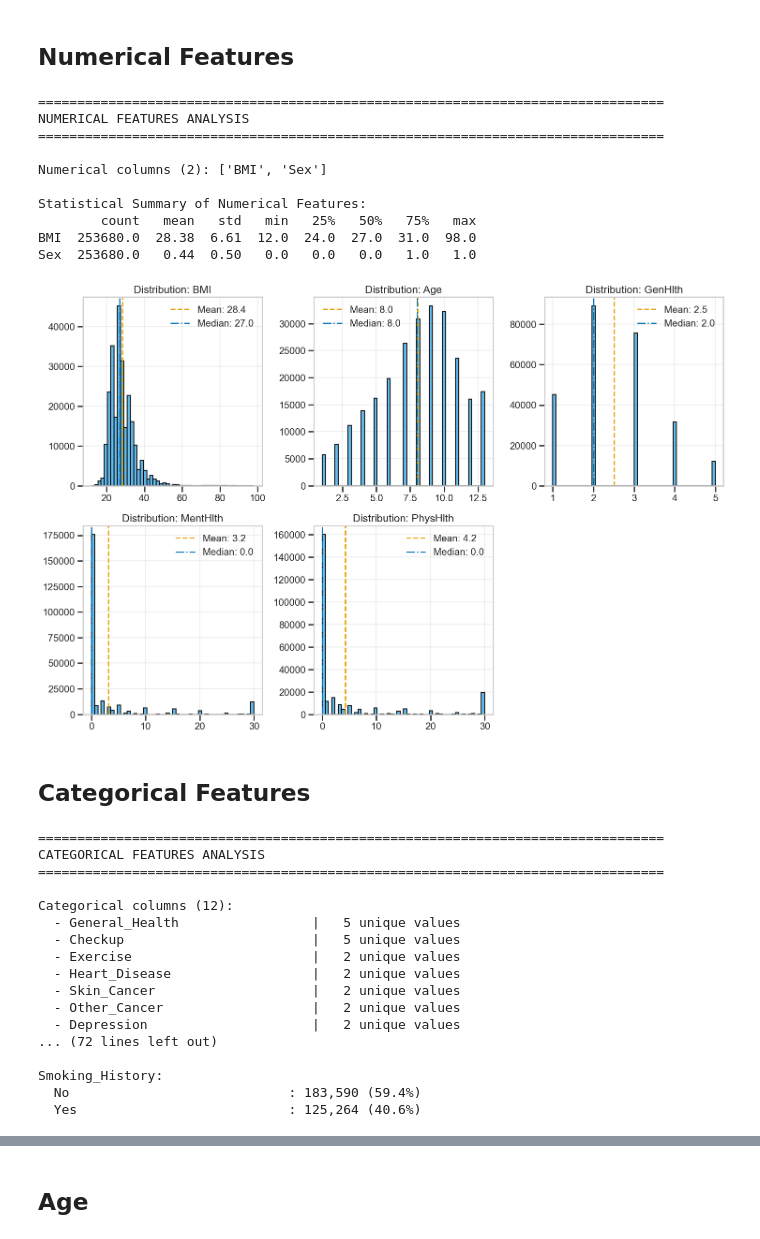
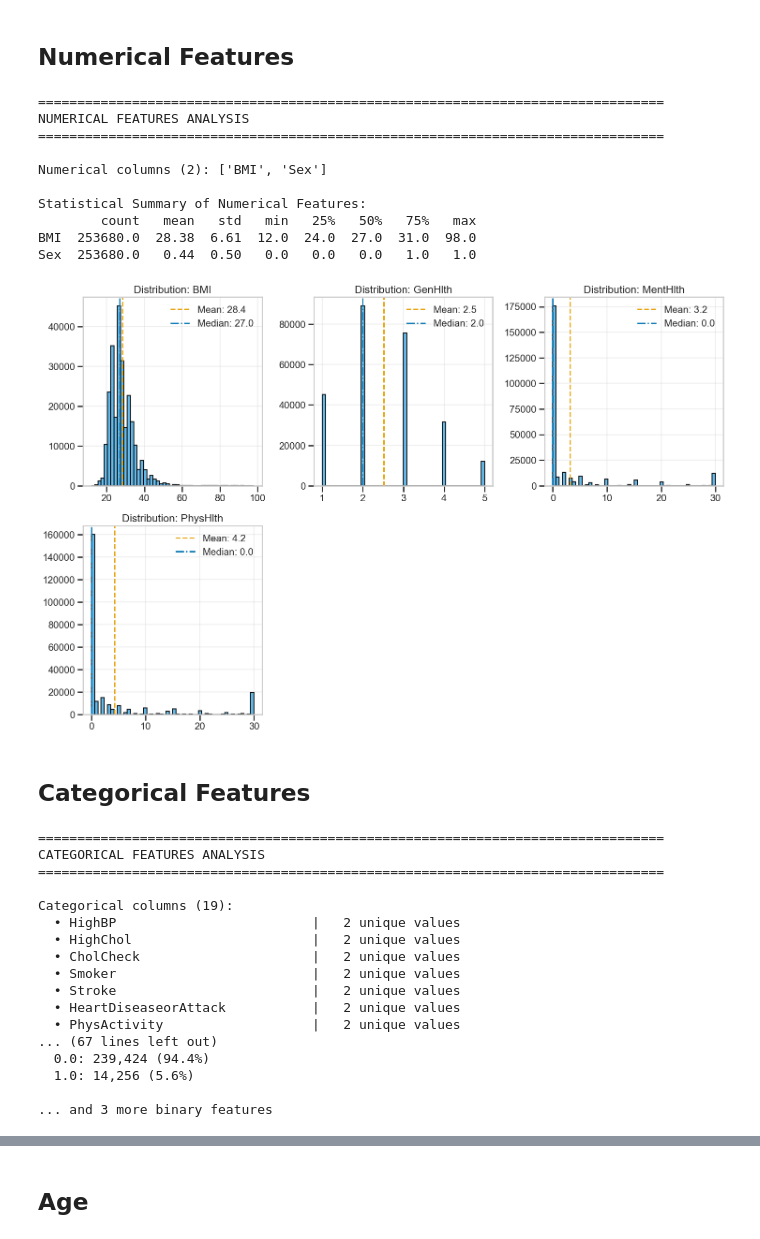
Before and after one commit to eyyuboeztuerk-arch/DPP-Stackfuel-Data-Science-Projekt, a Jupyter notebook: notebooks/01_exploration.ipynb, the cells around one changed output, grey strips where cells are left out. Cells and saved outputs as stored; diff of their text form; code cells hidden in the pictures.

```diff
--- a/notebooks/01_exploration.ipynb
+++ b/notebooks/01_exploration.ipynb
@@ -540,14 +540,15 @@ Significant class imbalance. Consider class_weight='balanced' and macro metrics.
 ## Numerical Features
 # %%
 # =============================================================================
-# 8. NUMERICAL FEATURES ANALYSIS
+# 8. NUMERICAL FEATURES ANALYSIS (Age excluded from plots; treated as categorical elsewhere)
 # =============================================================================
 print("\n" + "="*80)
 print("NUMERICAL FEATURES ANALYSIS")
 print("="*80)
 
+# Select true numeric columns (exclude target and Age code)
 numerical_cols = df.select_dtypes(include=[np.number]).columns.tolist()
-for rem in [target_col, 'Diabetes_binary_numeric']:
+for rem in [target_col, 'Diabetes_binary_numeric', 'Age']:  # remove Age code
     if rem in numerical_cols:
         numerical_cols.remove(rem)
 
@@ -557,78 +558,98 @@ if len(numerical_cols) > 0:
     print("\nStatistical Summary of Numerical Features:")
     print(df[numerical_cols].describe().T.round(2))
 
-key_numeric = [c for c in ['BMI', 'Age', 'GenHlth', 'MentHlth', 'PhysHlth'] if c in df.columns]
+# Key numeric features for histograms (Age handled in categorical sections)
+key_numeric = [c for c in ['BMI', 'GenHlth', 'MentHlth', 'PhysHlth'] if c in df.columns]
+
 if len(key_numeric) > 0:
     n_cols = 3
     n_rows = int(np.ceil(len(key_numeric) / n_cols))
     fig, axes = plt.subplots(n_rows, n_cols, figsize=(15, 5*n_rows))
     axes = axes.flatten() if n_rows > 1 else [axes]
+
+    # Plots for numeric features
     for i, col in enumerate(key_numeric):
         data = pd.to_numeric(df[col], errors='coerce').dropna()
         axes[i].hist(data, bins=50, color=HIST_COLOR, edgecolor='black', alpha=0.9)
         axes[i].axvline(data.mean(), color=CB_ORANGE, ls='--', lw=2, label=f"Mean: {data.mean():.1f}")
         axes[i].axvline(data.median(), color=CB_BLUE,   ls='-.', lw=2, label=f"Median: {data.median():.1f}")
         axes[i].set_title(f"Distribution: {col}")
         axes[i].legend()
         axes[i].grid(alpha=0.3)
+
+    # Hide any unused axes
     for j in range(len(key_numeric), len(axes)):
         axes[j].axis('off')
+
     plt.tight_layout()
     plt.show()
 # %% [output]
 ================================================================================
 NUMERICAL FEATURES ANALYSIS
 ================================================================================
 
 Numerical columns (2): ['BMI', 'Sex']
 
 Statistical Summary of Numerical Features:
         count   mean   std   min   25%   50%   75%   max
 BMI  253680.0  28.38  6.61  12.0  24.0  27.0  31.0  98.0
 Sex  253680.0   0.44  0.50   0.0   0.0   0.0   1.0   1.0
-[figure, old version]
+[figure, new version]
 # %% [markdown]
 ## Categorical Features
 # %%
 # =============================================================================
-# 9. CATEGORICAL FEATURES ANALYSIS
+# 9. CATEGORICAL FEATURES ANALYSIS (includes Age_label)
 # =============================================================================
 print("\n" + "="*80)
 print("CATEGORICAL FEATURES ANALYSIS")
 print("="*80)
 
-# Identify categorical columns
 categorical_cols = df.select_dtypes(include=['object', 'category']).columns.tolist()
+for rem in [target_col]:
+    if rem in categorical_cols:
+        categorical_cols.remove(rem)
+
+# Ensure Age_label appears among categorical features prominently
+if 'Age_label' in df.columns and 'Age_label' not in categorical_cols:
+    categorical_cols = ['Age_label'] + categorical_cols  # put first for visibility
+
 print(f"\nCategorical columns ({len(categorical_cols)}):")
 for col in categorical_cols:
-    unique_count = df[col].nunique()
-    print(f"  - {col:30} | {unique_count:3} unique values")
+    print(f"  • {col:30} | {df[col].nunique():3} unique values")
 
-# Value counts for each categorical feature
-print("\n" + "-"*80)
-print("Categorical Features Distribution:")
-print("-"*80)
+# Frequency table for Age_label (ordered)
+if 'Age_label' in df.columns:
+    print("\nAge_label frequency (ordered):")
+    age_counts = df['Age_label'].value_counts().sort_index()
+    for lbl, cnt in age_counts.items():
+        print(f"  {lbl:>6}: {cnt:,} ({cnt/len(df)*100:.2f}%)")
 
-for col in categorical_cols:
+# Binary features distribution (subset)
+print("\nBinary Features Distribution (subset):")
+binary_features = [c for c in binary_cols if c in df.columns]
+for col in binary_features[:10]:
+    vc = df[col].value_counts().sort_index()
     print(f"\n{col}:")
-    value_counts = df[col].value_counts()
-    for category, count in value_counts.items():
-        print(f"  {str(category):30}: {count:,} ({count/len(df)*100:.1f}%)")
+    for k, v in vc.items():
+        print(f"  {k}: {v:,} ({v/len(df)*100:.1f}%)")
+if len(binary_features) > 10:
+    print(f"\n... and {len(binary_features)-10} more binary features")
 # %% [output]
 ================================================================================
 CATEGORICAL FEATURES ANALYSIS
 ================================================================================
 
-Categorical columns (12):
-  - General_Health                 |   5 unique values
-  - Checkup                        |   5 unique values
-  - Exercise                       |   2 unique values
-  - Heart_Disease                  |   2 unique values
-  - Skin_Cancer                    |   2 unique values
-  - Other_Cancer                   |   2 unique values
-  - Depression                     |   2 unique values
-... (72 lines left out)
+Categorical columns (19):
+  • HighBP                         |   2 unique values
+  • HighChol                       |   2 unique values
+  • CholCheck                      |   2 unique values
+  • Smoker                         |   2 unique values
+  • Stroke                         |   2 unique values
+  • HeartDiseaseorAttack           |   2 unique values
+  • PhysActivity                   |   2 unique values
+... (67 lines left out)
+  0.0: 239,424 (94.4%)
+  1.0: 14,256 (5.6%)
 
-Smoking_History:
-  No                            : 183,590 (59.4%)
-  Yes                           : 125,264 (40.6%)
+... and 3 more binary features
```
Also changed, not shown: parts of 27 cells of this notebook.
